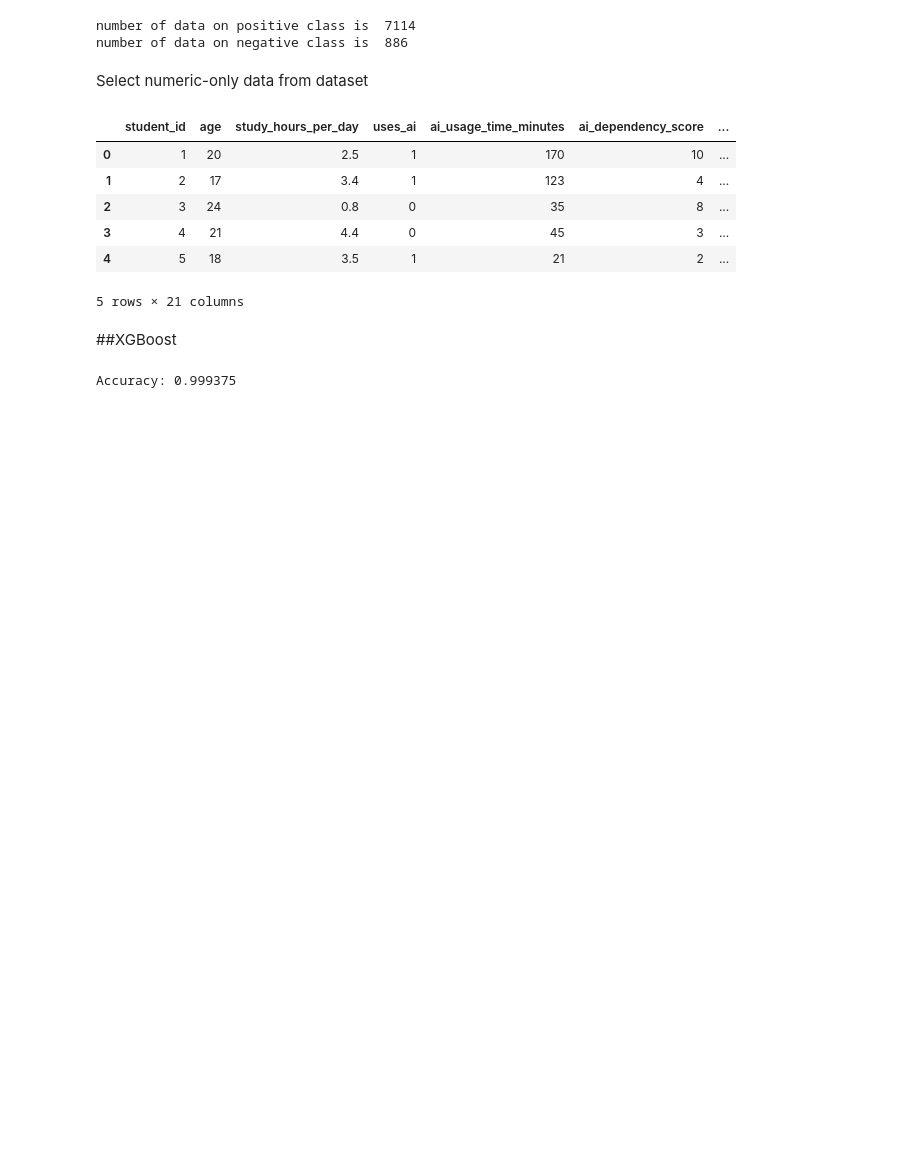
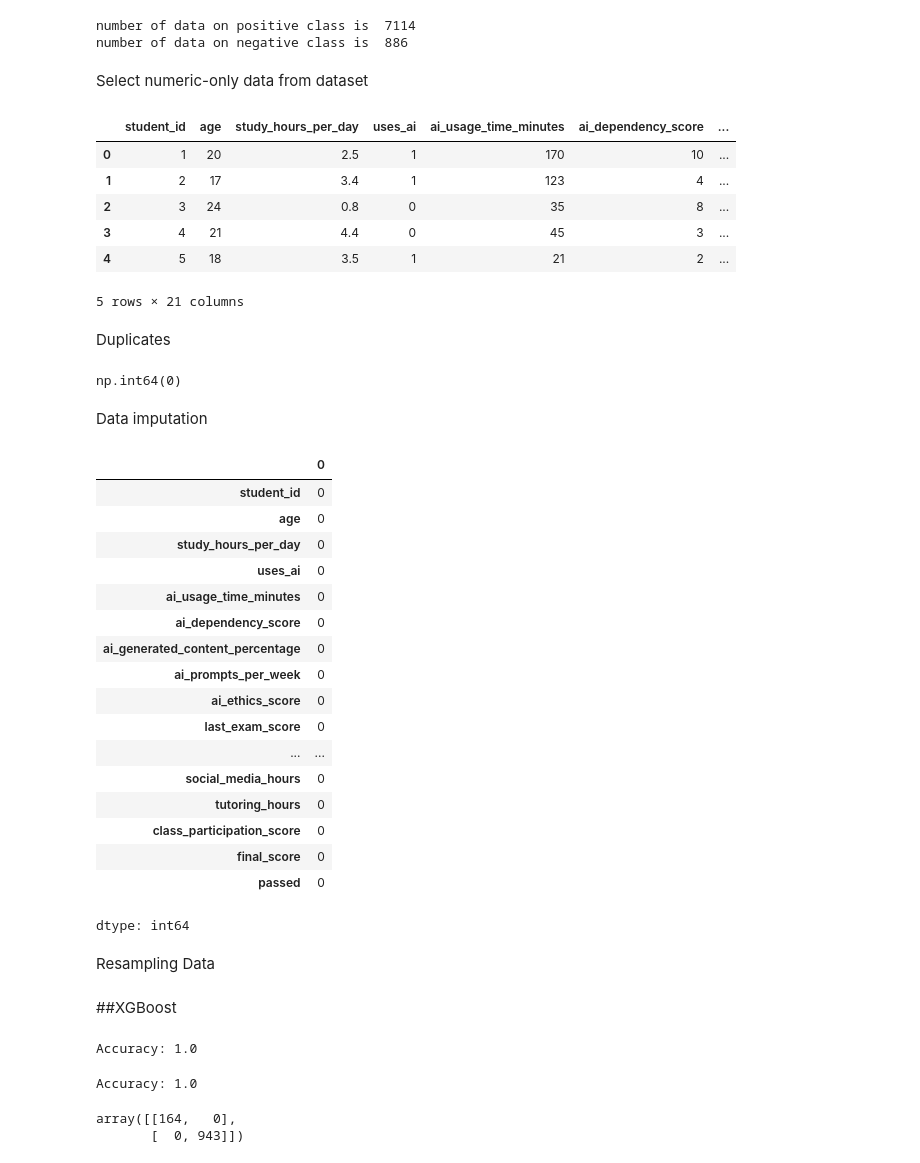
Before and after one commit to Ichsan4Fa/AI-Impact-on-Student-Performances-Trends-and-Analysis, a Jupyter notebook: AI_Impact_student_performance_analysist.ipynb, the cells around one changed output. Drawn from its saved outputs; the diff is of its cells as text; code cells hidden in the pictures; blank space fills up the shorter version.

Commit message:
Data Preprocessing
Including data imputation and under sampling

```diff
--- a/AI_Impact_student_performance_analysist.ipynb
+++ b/AI_Impact_student_performance_analysist.ipynb
@@ -154,3 +155,35 @@ numeric_feature.head()
 | 3 | 4 | 21 | 4.4 | 0 | 45 | 3 | ... |
 | 4 | 5 | 18 | 3.5 | 1 | 21 | 2 | ... |
 5 rows × 21 columns
+# %% [markdown]
+Duplicates
+# %%
+numeric_feature.duplicated().sum()
+# %% [output]
+np.int64(0)
+# %% [markdown]
+Data imputation
+# %%
+numeric_feature = numeric_feature.fillna(numeric_feature.mean())
+numeric_feature.isna().sum()
+# %% [output]
+|  | 0 |
+| student_id | 0 |
+| age | 0 |
+| study_hours_per_day | 0 |
+| uses_ai | 0 |
+| ai_usage_time_minutes | 0 |
+| ai_dependency_score | 0 |
+| ai_generated_content_percentage | 0 |
+| ai_prompts_per_week | 0 |
+| ai_ethics_score | 0 |
+| last_exam_score | 0 |
+| ... | ... |
+| social_media_hours | 0 |
+| tutoring_hours | 0 |
+| class_participation_score | 0 |
+| final_score | 0 |
+| passed | 0 |
+dtype: int64
+# %% [markdown]
+Resampling Data
@@ -180,4 +219,33 @@ preds = model.predict(d_test)
 
 print("Accuracy:", accuracy_score(np.round(preds), y_test))
 # %% [output]
-Accuracy: 0.999375
+Accuracy: 1.0
+# %%
+from sklearn.model_selection import train_test_split
+import xgboost as xgb
+from sklearn.metrics import accuracy_score
+from sklearn.metrics import confusion_matrix
+
+#numeric feature
+y = y_resampled
+X = X_resampled
+
+#split data then turn into DMatrix
+x_train, x_test, y_train, y_test = train_test_split(X, y, test_size=0.2)
+d_train = xgb.DMatrix(x_train, label=y_train)
+d_test = xgb.DMatrix(x_test)
+
+#initialize model, train, and predict test data with model
+params = {"objective":"binary:logistic", "max_depth":50, "learning_rate":0.1 }
+model = xgb.train(
+    params=params,
+    dtrain = d_train,
+    num_boost_round=100)
+preds = model.predict(d_test)
+
+print("Accuracy:", accuracy_score(np.round(preds), y_test))
+confusion_matrix(y_test, np.round(preds))
+# %% [output]
+Accuracy: 1.0
+array([[164,   0],
+       [  0, 943]])
```
Also changed, not shown: parts of 5 cells of this notebook.
